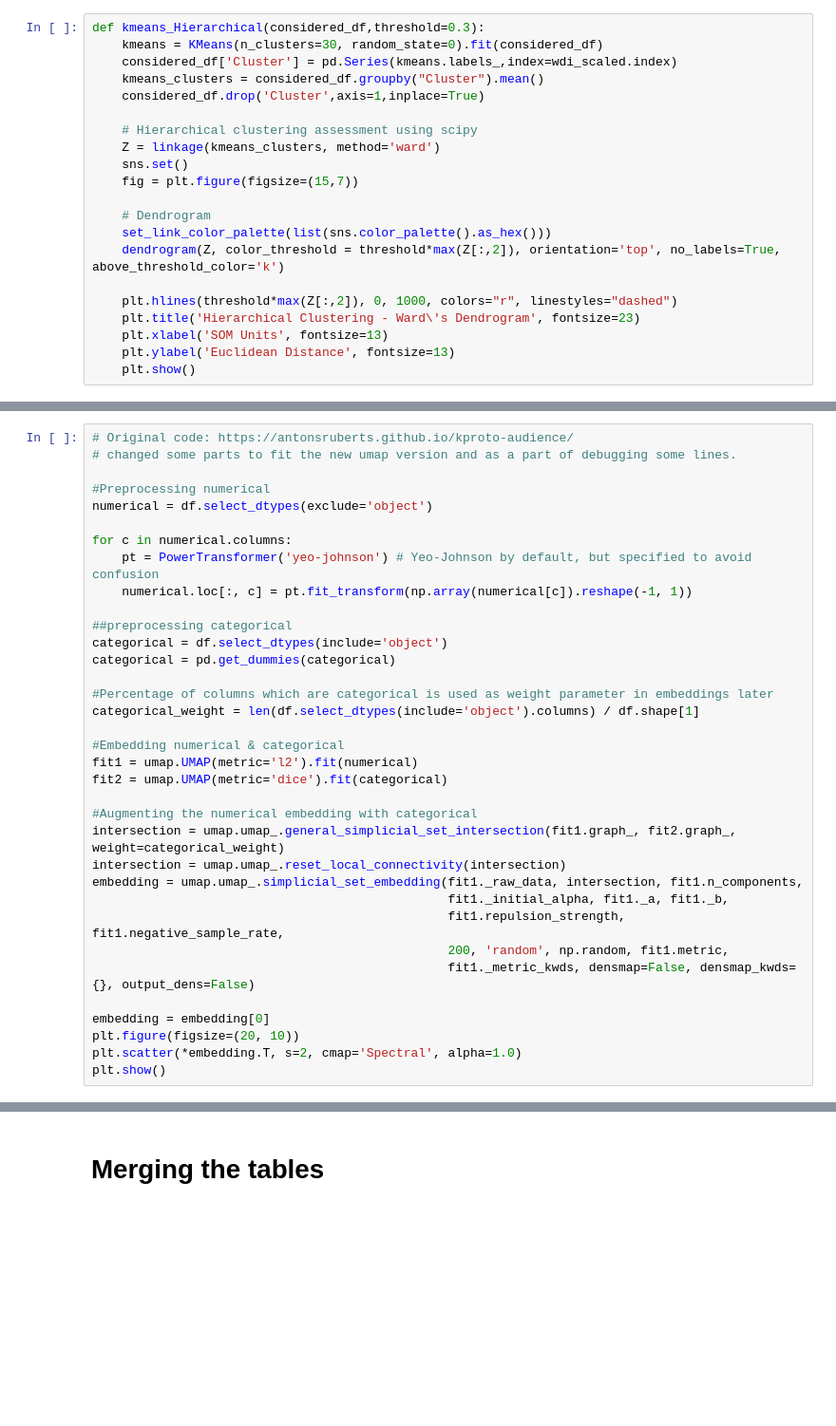
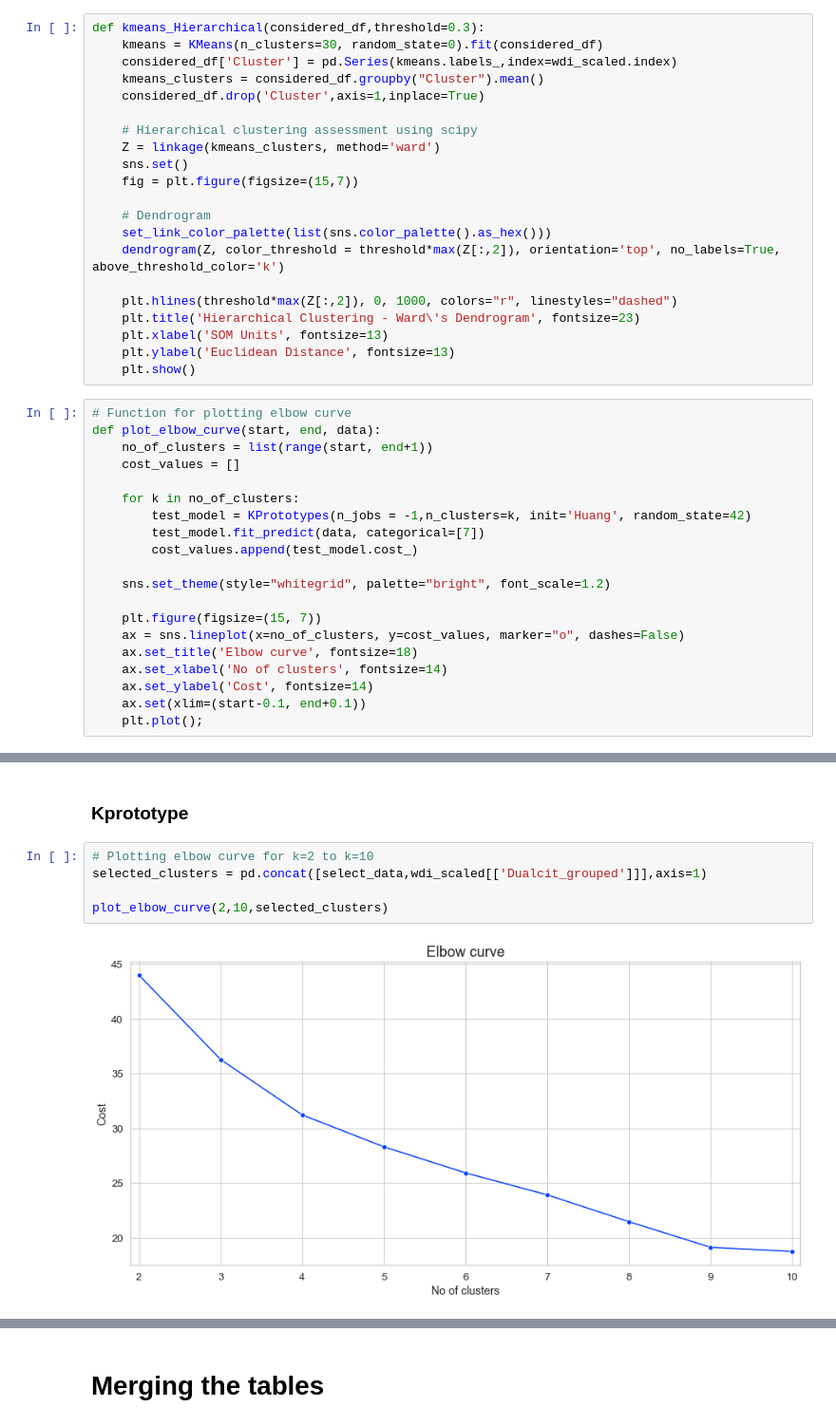
Before and after one commit to Lucas-Correa/Stats_Banner, a Jupyter notebook: Dual_City/notebooks/Merge and Fill Na.ipynb, the cells around one changed output, grey strips where cells are left out. Shown: that part at 95% size. Drawn from its saved outputs; the diff is of its cells as text; blank space fills up the shorter version.

```diff
--- a/Dual_City/notebooks/Merge and Fill Na.ipynb
+++ b/Dual_City/notebooks/Merge and Fill Na.ipynb
@@ -247,3 +294,23 @@ def kmeans_Hierarchical(considered_df,threshold=0.3):
     plt.xlabel('SOM Units', fontsize=13)
     plt.ylabel('Euclidean Distance', fontsize=13)
     plt.show()
+# %%
+# Function for plotting elbow curve
+def plot_elbow_curve(start, end, data):
+    no_of_clusters = list(range(start, end+1))
+    cost_values = []
+
+    for k in no_of_clusters:
+        test_model = KPrototypes(n_jobs = -1,n_clusters=k, init='Huang', random_state=42)
+        test_model.fit_predict(data, categorical=[7])
+        cost_values.append(test_model.cost_)
+
+    sns.set_theme(style="whitegrid", palette="bright", font_scale=1.2)
+
+    plt.figure(figsize=(15, 7))
+    ax = sns.lineplot(x=no_of_clusters, y=cost_values, marker="o", dashes=False)
+    ax.set_title('Elbow curve', fontsize=18)
+    ax.set_xlabel('No of clusters', fontsize=14)
+    ax.set_ylabel('Cost', fontsize=14)
+    ax.set(xlim=(start-0.1, end+0.1))
+    plt.plot();
@@ -412,35 +363,9 @@ pd.concat([f_st,p_val],axis=1).sort_values('p_value')
-# %%
-# Original code: https://antonsruberts.github.io/kproto-audience/
-# changed some parts to fit the new umap version and as a part of debugging some lines.
-
-#Preprocessing numerical
-numerical = df.select_dtypes(exclude='object')
-
-for c in numerical.columns:
-    pt = PowerTransformer('yeo-johnson') # Yeo-Johnson by default, but specified to avoid confusion
-    numerical.loc[:, c] = pt.fit_transform(np.array(numerical[c]).reshape(-1, 1))
-
-##preprocessing categorical
-categorical = df.select_dtypes(include='object')
-categorical = pd.get_dummies(categorical)
-
-#Percentage of columns which are categorical is used as weight parameter in embeddings later
-categorical_weight = len(df.select_dtypes(include='object').columns) / df.shape[1]
-
-#Embedding numerical & categorical
-fit1 = umap.UMAP(metric='l2').fit(numerical)
-fit2 = umap.UMAP(metric='dice').fit(categorical)
-
-#Augmenting the numerical embedding with categorical
-intersection = umap.umap_.general_simplicial_set_intersection(fit1.graph_, fit2.graph_, weight=categorical_weight)
-intersection = umap.umap_.reset_local_connectivity(intersection)
-embedding = umap.umap_.simplicial_set_embedding(fit1._raw_data, intersection, fit1.n_components,
-                                                fit1._initial_alpha, fit1._a, fit1._b,
-                                                fit1.repulsion_strength, fit1.negative_sample_rate,
-                                                200, 'random', np.random, fit1.metric,
-                                                fit1._metric_kwds, densmap=False, densmap_kwds={}, output_dens=False)
-
-embedding = embedding[0]
-plt.figure(figsize=(20, 10))
-plt.scatter(*embedding.T, s=2, cmap='Spectral', alpha=1.0)
-plt.show()
+# %% [markdown]
+### Kprototype
+# %%
+# Plotting elbow curve for k=2 to k=10
+selected_clusters = pd.concat([select_data,wdi_scaled[['Dualcit_grouped']]],axis=1)
+
+plot_elbow_curve(2,10,selected_clusters)
+# %% [output]
+[figure, added]
```
Also changed, not shown: parts of 33 cells of this notebook.
